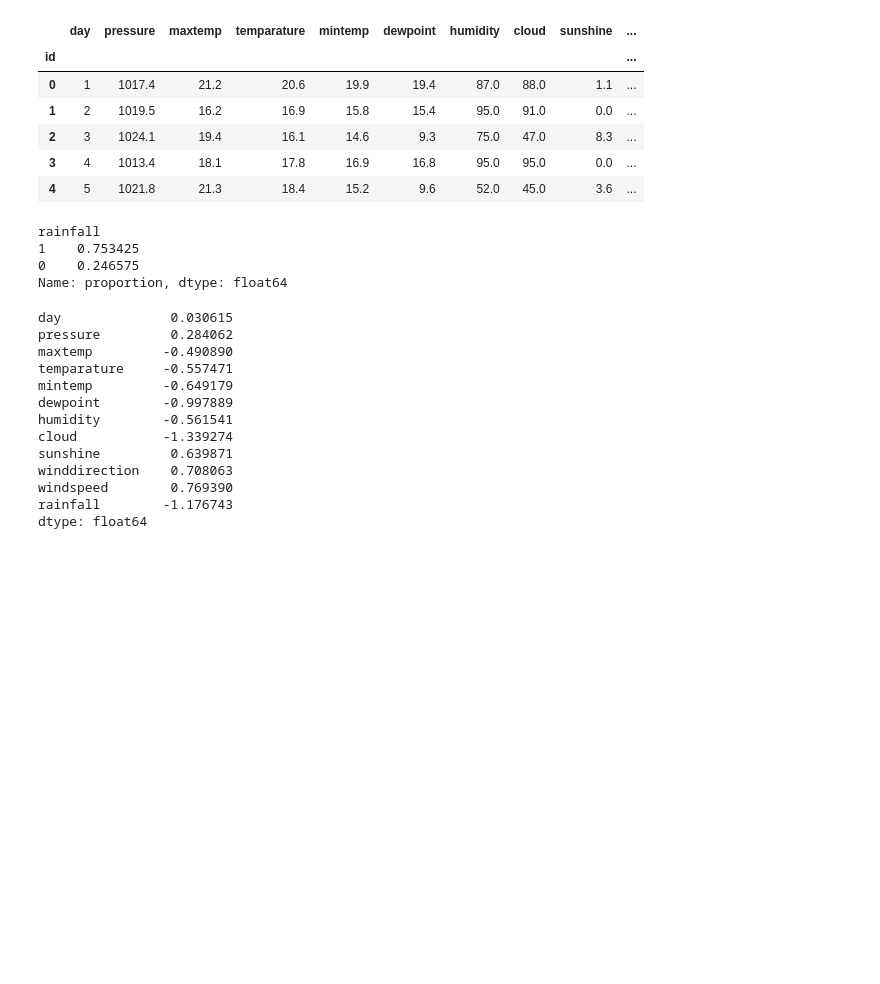
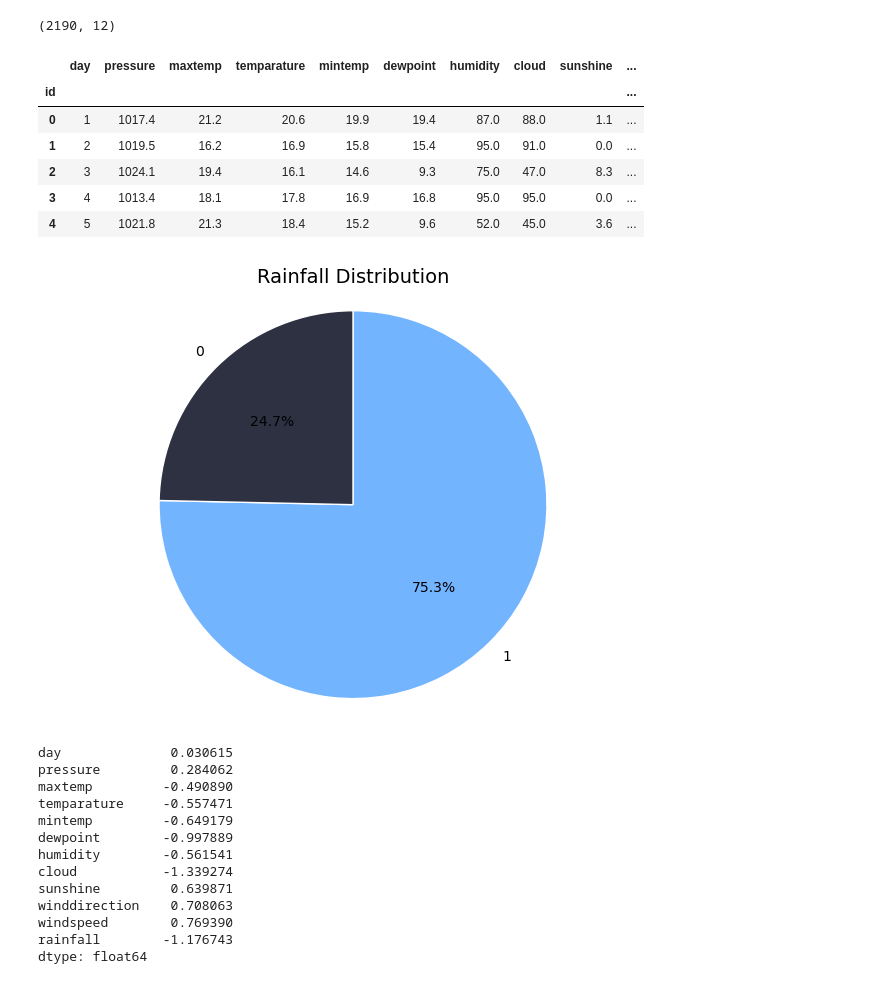
Before and after one commit to rospeltof/Rainfall-Prediction, a Jupyter notebook: exploration.ipynb, the cells around one changed output. Saved outputs shown, nothing was run; the diff lists cells and outputs as text; code cells hidden in the pictures; blank space fills up the shorter version.

```diff
--- a/exploration.ipynb
+++ b/exploration.ipynb
@@ -11,8 +19,10 @@ raw_train_data = pd.read_csv(train_path, index_col= 'id')
 raw_test_data = pd.read_csv(test_path, index_col = 'id')
 sample_submission = pd.read_csv(sample_submission_path)
 # %%
+print(raw_train_data.shape)
 raw_train_data.head()
 # %% [output]
+(2190, 12)
 |  | day | pressure | maxtemp | temparature | mintemp | dewpoint | humidity | cloud | sunshine | ... |
 | id |  |  |  |  |  |  |  |  |  | ... |
 | 0 | 1 | 1017.4 | 21.2 | 20.6 | 19.9 | 19.4 | 87.0 | 88.0 | 1.1 | ... |
@@ -20,13 +30,30 @@ raw_train_data.head()
 | 2 | 3 | 1024.1 | 19.4 | 16.1 | 14.6 | 9.3 | 75.0 | 47.0 | 8.3 | ... |
 | 3 | 4 | 1013.4 | 18.1 | 17.8 | 16.9 | 16.8 | 95.0 | 95.0 | 0.0 | ... |
 | 4 | 5 | 1021.8 | 21.3 | 18.4 | 15.2 | 9.6 | 52.0 | 45.0 | 3.6 | ... |
-# %%
-raw_train_data['rainfall'].value_counts(normalize= True)
-# %% [output]
-rainfall
-1    0.753425
-0    0.246575
-Name: proportion, dtype: float64
+# %%
+colors = ['#73B4FF', '#2D3142']
+value_counts = raw_train_data['rainfall'].value_counts(normalize= True)
+labels = value_counts.index.astype(str)
+sizes = value_counts.values
+fig, ax = plt.subplots()
+wedges, texts, autotexts = ax.pie(
+    sizes,
+    labels=labels,
+    autopct='%1.1f%%',
+    startangle=90,
+    counterclock=False,
+    wedgeprops={'edgecolor': 'white', 'linewidth': 1},
+    colors= colors
+)
+ax.axis('equal')
+
+# Agregar título
+ax.set_title('Rainfall Distribution', fontsize=14)
+
+plt.tight_layout()
+plt.show()
+# %% [output]
+[figure, added]
 # %%
 raw_train_data.skew()
 # %% [output]
```
Also changed, not shown: parts of 8 cells of this notebook, 2 other files.
